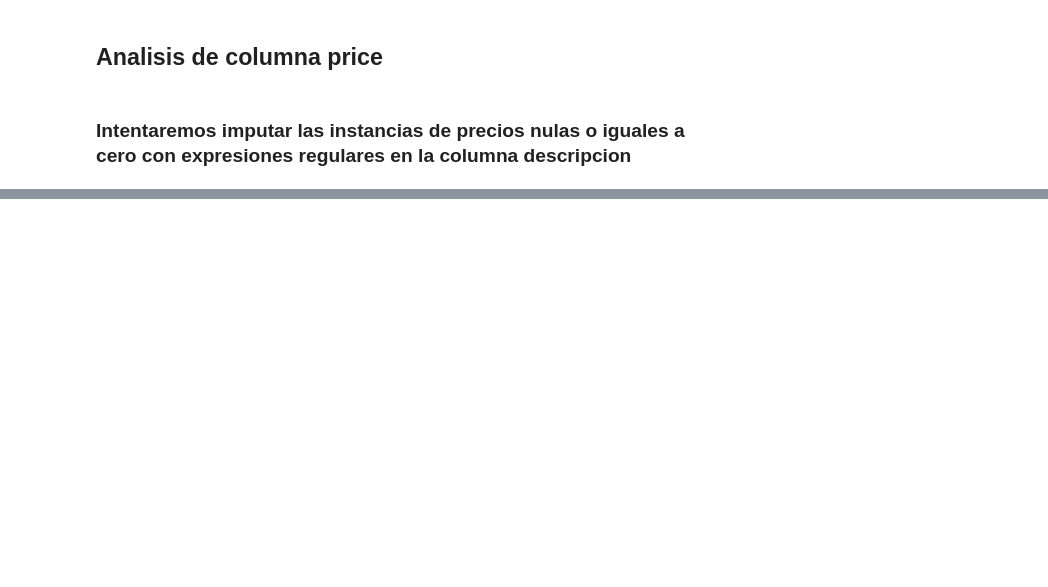
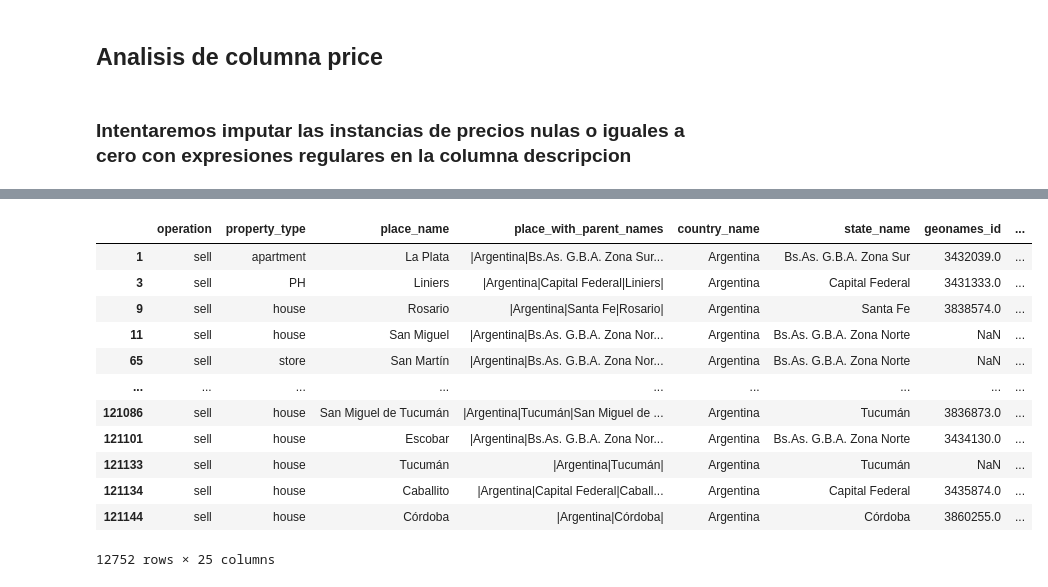
Before and after one commit to BenkosT/TP_Limpieza, a Jupyter notebook: Notebooks/Limpieza.ipynb, the cells around one changed output, grey strips where cells are left out. Drawn from its saved outputs; the diff is of its cells as text; code cells hidden in the pictures; blank space fills up the shorter version.

```diff
--- a/Notebooks/Limpieza.ipynb
+++ b/Notebooks/Limpieza.ipynb
@@ -239,0 +611,14 @@ dtype: float64
+# %%
+# Quiero ver que instancias son las que NO voy a poder imputar algun price en funcion de otra u otras columnas de manera directa, por lo tanto lo tengo que obtener de expresiones regulares
+
+surfaces_condition = ((data.surface_total_in_m2 == 0) | (data.surface_total_in_m2.isnull())) & ((data.surface_covered_in_m2 == 0) | (data.surface_covered_in_m2.isnull()))
+prices_condition = ((data.price == 0) | (data.price.isnull())) & ((data.price_aprox_local_currency == 0) | (data.price_aprox_local_currency.isnull())) & ((data.price_aprox_usd == 0) | (data.price_aprox_usd.isnull()))
+prices_per_m2_condition =  ((data.price_usd_per_m2 == 0) | (data.price_usd_per_m2.isnull())) & ((data.price_per_m2 == 0) | (data.price_per_m2.isnull()))
+
+
+mask_prices_surfaces_prices_m2_null = prices_condition & (prices_per_m2_condition | surfaces_condition)
+data_prices_surfaces_prices_m2_null = data [mask_prices_surfaces_prices_m2_null]
+
+data_prices_surfaces_prices_m2_null.shape[0]
+
+#Las instancias de data_prices_surfaces_prices_m2_null son las que tenemos que buscar en description y title buscando el price
@@ -694,0 +905,16 @@ data.description[7689]
+# %%
+data[surfaces_condition]
+# %% [output]
+|  | operation | property_type | place_name | place_with_parent_names | country_name | state_name | geonames_id | ... |
+| 1 | sell | apartment | La Plata | |Argentina|Bs.As. G.B.A. Zona Sur... | Argentina | Bs.As. G.B.A. Zona Sur | 3432039.0 | ... |
+| 3 | sell | PH | Liniers | |Argentina|Capital Federal|Liniers| | Argentina | Capital Federal | 3431333.0 | ... |
+| 9 | sell | house | Rosario | |Argentina|Santa Fe|Rosario| | Argentina | Santa Fe | 3838574.0 | ... |
+| 11 | sell | house | San Miguel | |Argentina|Bs.As. G.B.A. Zona Nor... | Argentina | Bs.As. G.B.A. Zona Norte | NaN | ... |
+| 65 | sell | store | San Martín | |Argentina|Bs.As. G.B.A. Zona Nor... | Argentina | Bs.As. G.B.A. Zona Norte | NaN | ... |
+| ... | ... | ... | ... | ... | ... | ... | ... | ... |
+| 121086 | sell | house | San Miguel de Tucumán | |Argentina|Tucumán|San Miguel de ... | Argentina | Tucumán | 3836873.0 | ... |
+| 121101 | sell | house | Escobar | |Argentina|Bs.As. G.B.A. Zona Nor... | Argentina | Bs.As. G.B.A. Zona Norte | 3434130.0 | ... |
+| 121133 | sell | house | Tucumán | |Argentina|Tucumán| | Argentina | Tucumán | NaN | ... |
+| 121134 | sell | house | Caballito | |Argentina|Capital Federal|Caball... | Argentina | Capital Federal | 3435874.0 | ... |
+| 121144 | sell | house | Córdoba | |Argentina|Córdoba| | Argentina | Córdoba | 3860255.0 | ... |
+12752 rows × 25 columns
```
Also changed, not shown: parts of 62 cells of this notebook.
